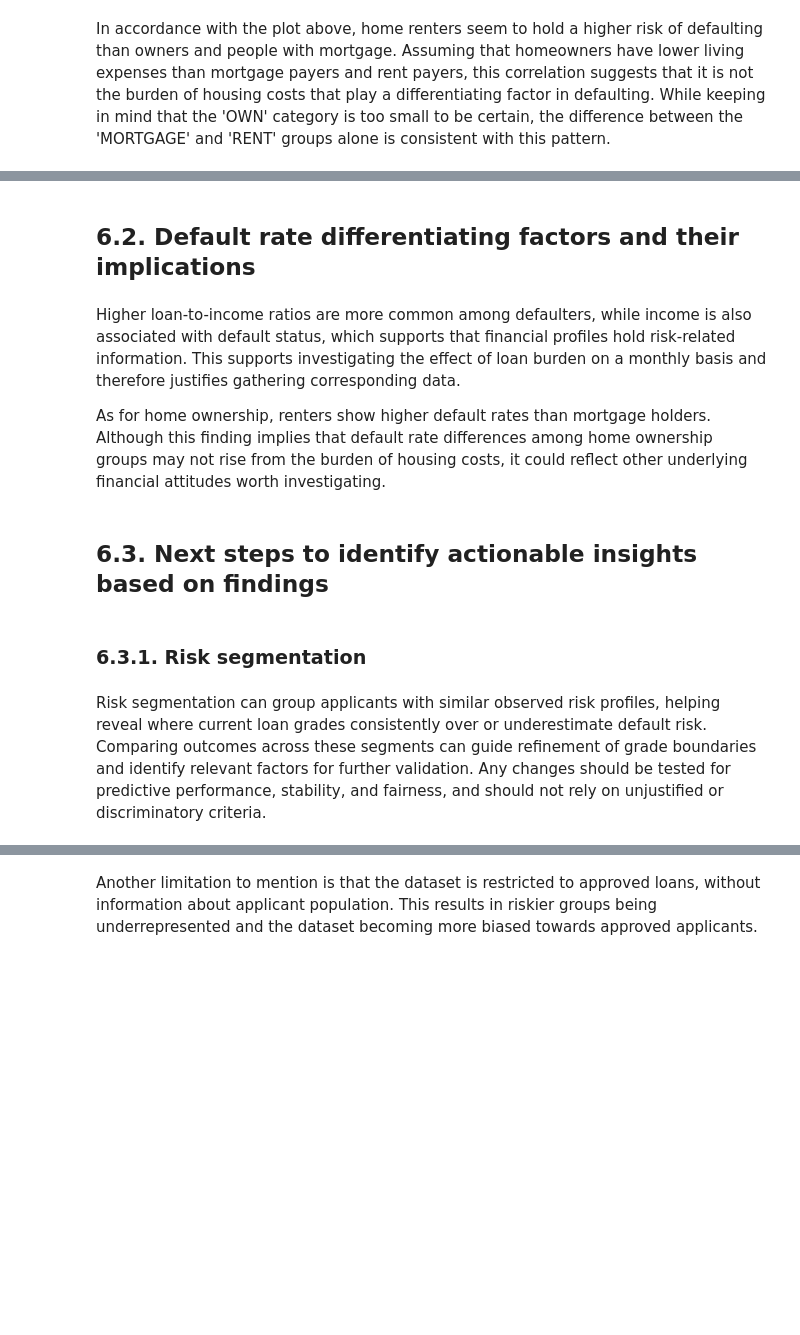
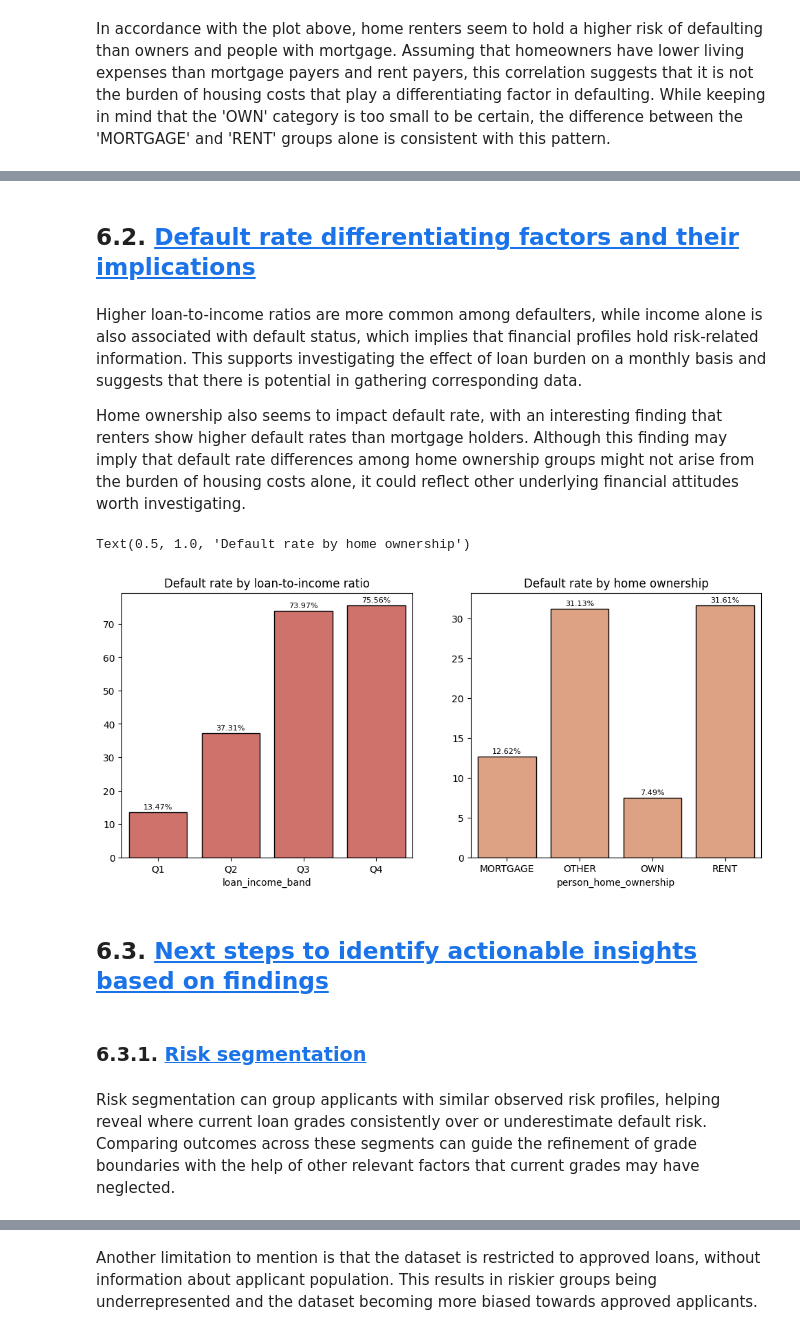
Before and after one commit to hahanni/credit-risk-analysis, a Jupyter notebook: risk analysis/notebooks/eda.ipynb, the cells around one changed output, grey strips where cells are left out. Cells and saved outputs as stored; diff of their text form; code cells hidden in the pictures; blank space fills up the shorter version.

```diff
--- a/risk analysis/notebooks/eda.ipynb
+++ b/risk analysis/notebooks/eda.ipynb
@@ -831,13 +902,33 @@ sns.pointplot(x="loan_grade", y="loan_int_rate", hue="loan_status", data=df_clea
 # %% [markdown]
-## 6.2. Default rate differentiating factors and their implications
+## 6.2. <a id='toc6_2_'></a>[Default rate differentiating factors and their implications](#toc0_)
 # %% [markdown]
-Higher loan-to-income ratios are more common among defaulters, while income is also associated with default status, which supports that financial profiles hold risk-related information. This supports investigating the effect of loan burden on a monthly basis and therefore justifies gathering corresponding data.
+Higher loan-to-income ratios are more common among defaulters, while income alone is also associated with default status, which implies that financial profiles hold risk-related information. This supports investigating the effect of loan burden on a monthly basis and suggests that there is potential in gathering corresponding data.
 
-As for home ownership, renters show higher default rates than mortgage holders. Although this finding implies that default rate differences among home ownership groups may not rise from the burden of housing costs, it could reflect other underlying financial attitudes worth investigating.
+Home ownership also seems to impact default rate, with an interesting finding that renters show higher default rates than mortgage holders. Although this finding may imply that default rate differences among home ownership groups might not arise from the burden of housing costs alone, it could reflect other underlying financial attitudes worth investigating.
+# %%
+fig, axes = plt.subplots(1, 2, figsize=(12, 5))
+
+ax1 = axes[0]
+df_clean["loan_income_band"] = pd.cut(df_clean["loan_pct_income"], bins=4, labels=["Q1", "Q2", "Q3", "Q4"], include_lowest=True)
+loanpct_default_group = df_clean.groupby("loan_income_band", observed=False)["loan_status"].mean().mul(100).sort_index(ascending=False)
+
+sns.barplot(x=loanpct_default_group.index, y=loanpct_default_group.values, color=colors[8], edgecolor="black", ax=ax1)
+ax1.bar_label(ax1.containers[0], fontsize=8, padding=2, fmt="{:.2f}%")
+ax1.set_title("Default rate by loan-to-income ratio")
+
+ax2 = axes[1]
+home_default_group = df_clean.groupby("person_home_ownership")["loan_status"].mean().mul(100)
+
+sns.barplot(x=home_default_group.index, y=home_default_group.values, color=colors[11], edgecolor="black", ax=ax2)
+ax2.bar_label(ax2.containers[0], fontsize=8, padding=2, fmt="{:.2f}%")
+ax2.set_title("Default rate by home ownership")
+# %% [output]
+Text(0.5, 1.0, 'Default rate by home ownership')
+[figure, added]
 # %% [markdown]
-## 6.3. Next steps to identify actionable insights based on findings
+## 6.3. <a id='toc6_3_'></a>[Next steps to identify actionable insights based on findings](#toc0_)
 # %% [markdown]
-### 6.3.1. Risk segmentation
+### 6.3.1. <a id='toc6_3_1_'></a>[Risk segmentation](#toc0_)
 # %% [markdown]
-Risk segmentation can group applicants with similar observed risk profiles, helping reveal where current loan grades consistently over or underestimate default risk. Comparing outcomes across these segments can guide refinement of grade boundaries and identify relevant factors for further validation. Any changes should be tested for predictive performance, stability, and fairness, and should not rely on unjustified or discriminatory criteria.
+Risk segmentation can group applicants with similar observed risk profiles, helping reveal where current loan grades consistently over or underestimate default risk. Comparing outcomes across these segments can guide the refinement of grade boundaries with the help of other relevant factors that current grades may have neglected.
 # %% [markdown]
```
Also changed, not shown: parts of 55 cells of this notebook.
